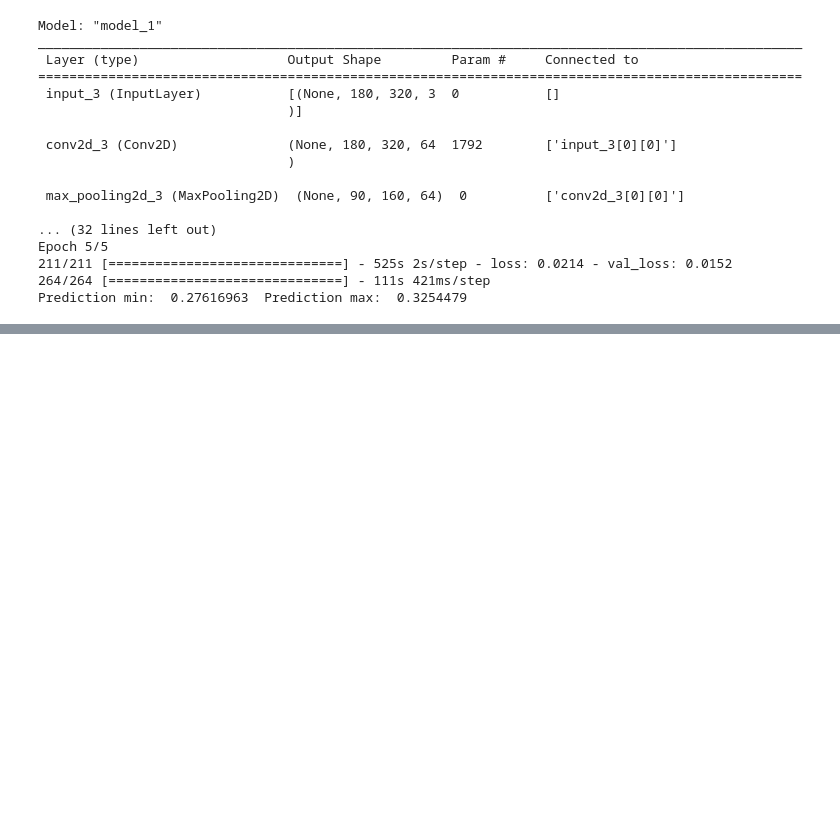
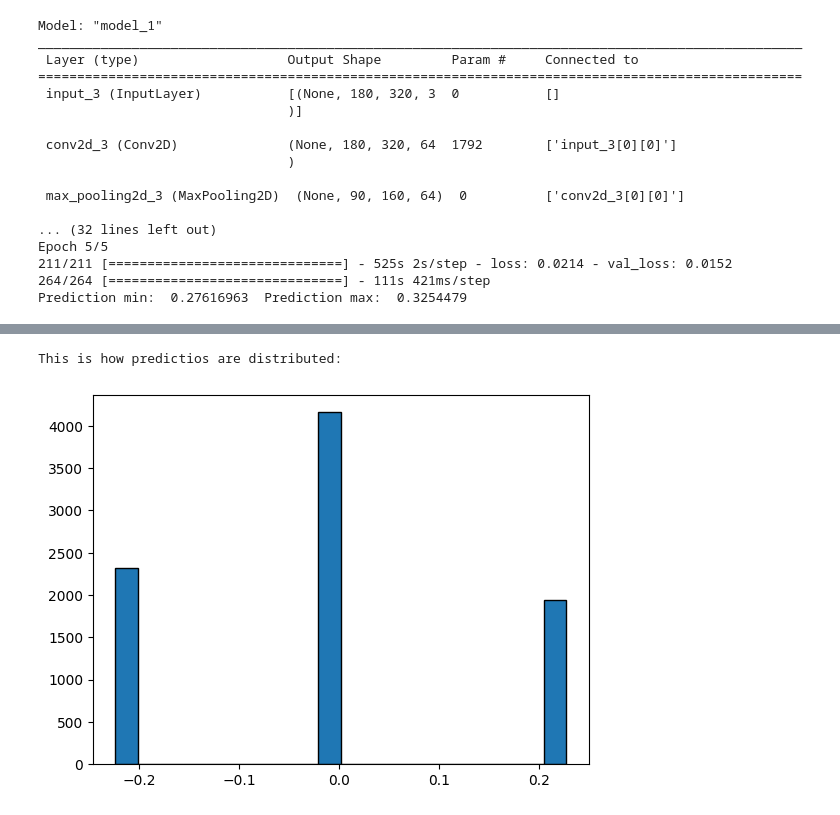
Before and after one commit to vadim7s/SelfDrive, a Jupyter notebook: GPS with Vision/step 2 train model on images.ipynb, the cells around one changed output, grey strips where cells are left out. Saved outputs shown, nothing was run; the diff lists cells and outputs as text; code cells hidden in the pictures; blank space fills up the shorter version.

```diff
--- a/GPS with Vision/step 2 train model on images.ipynb
+++ b/GPS with Vision/step 2 train model on images.ipynb
@@ -770,0 +992,10 @@ Prediction min:  0.27616963  Prediction max:  0.3254479
+# %%
+# draw how Predictions are distributed
+frq, edges = np.histogram(predictions, bins=20)
+fig, ax = plt.subplots()
+ax.bar(edges[:-1], frq, width=np.diff(edges), edgecolor="black", align="edge")
+print('This is how predictios are distributed:')
+plt.show()
+# %% [output]
+This is how predictios are distributed:
+[figure, added]
```
Also changed, not shown: parts of 4 cells of this notebook, 2 other files.
